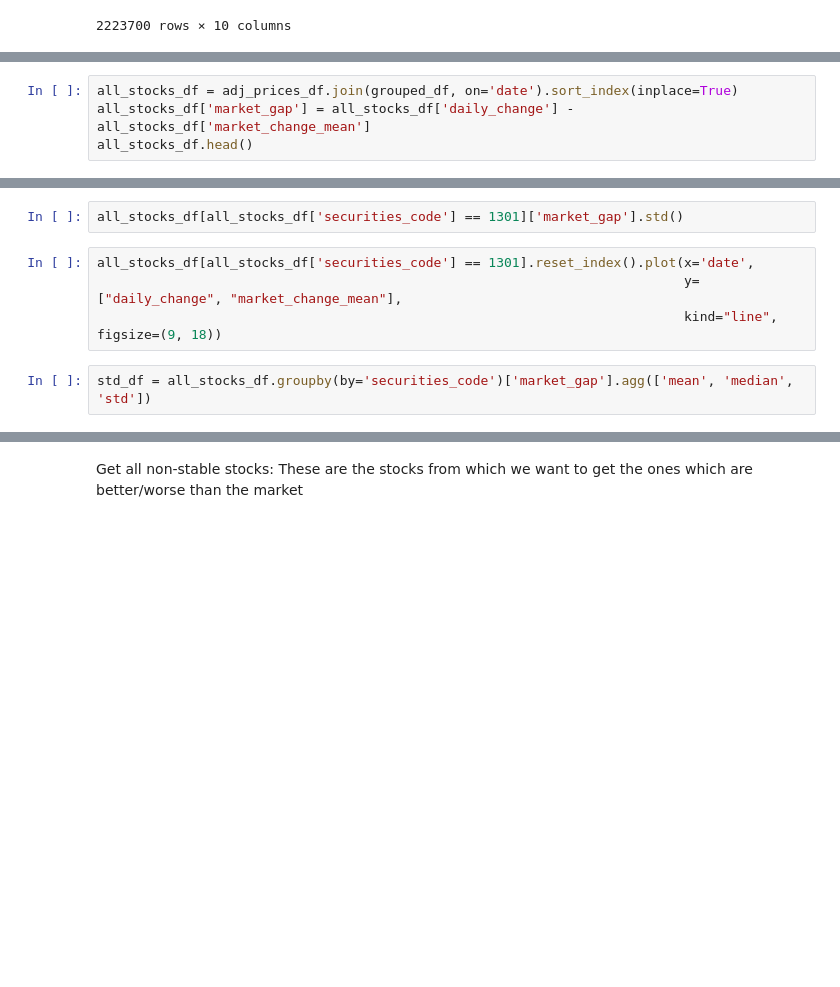
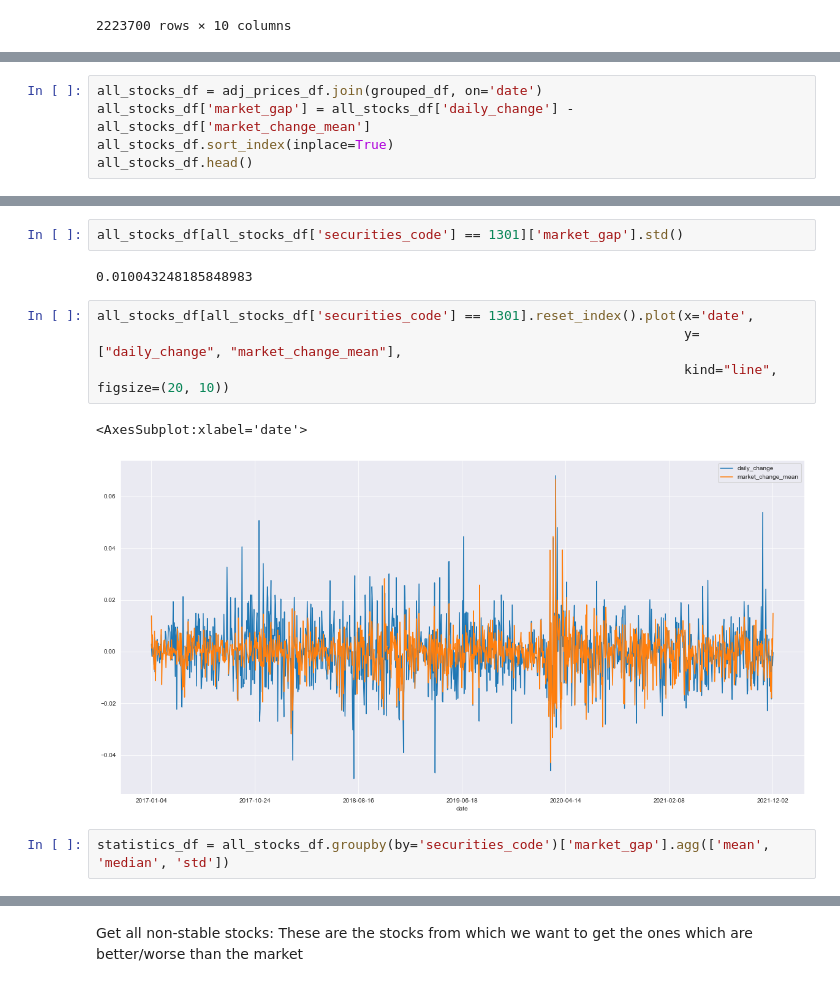
Before and after one commit to ofirnesher-nemodata/jpx-tokyo-stock-exchange-prediction, a Jupyter notebook: baseline.ipynb, the cells around one changed output, grey strips where cells are left out. Cells and saved outputs as stored; diff of their text form; blank space fills up the shorter version.

Commit message:
working on baseline E2E with Ido's suggestion about to/bottom/stable stocks daily

```diff
--- a/baseline.ipynb
+++ b/baseline.ipynb
@@ -103,5 +128,6 @@ grouped_df.reset_index()
 # %%
-all_stocks_df = adj_prices_df.join(grouped_df, on='date').sort_index(inplace=True)
+all_stocks_df = adj_prices_df.join(grouped_df, on='date')
 all_stocks_df['market_gap'] = all_stocks_df['daily_change'] - all_stocks_df['market_change_mean']
+all_stocks_df.sort_index(inplace=True)
 all_stocks_df.head()
 # %% [output]
@@ -109,9 +141,14 @@ TypeError: 'NoneType' object is not subscriptable
 # %%
 all_stocks_df[all_stocks_df['securities_code'] == 1301]['market_gap'].std()
+# %% [output]
+0.010043248185848983
 # %%
 all_stocks_df[all_stocks_df['securities_code'] == 1301].reset_index().plot(x='date',
                                                                            y=["daily_change", "market_change_mean"],
-                                                                           kind="line", figsize=(9, 18))
+                                                                           kind="line", figsize=(20, 10))
+# %% [output]
+<AxesSubplot:xlabel='date'>
+[figure, added]
 # %%
-std_df = all_stocks_df.groupby(by='securities_code')['market_gap'].agg(['mean', 'median', 'std'])
+statistics_df = all_stocks_df.groupby(by='securities_code')['market_gap'].agg(['mean', 'median', 'std'])
 # %%
```
Also changed, not shown: parts of 58 cells of this notebook.
